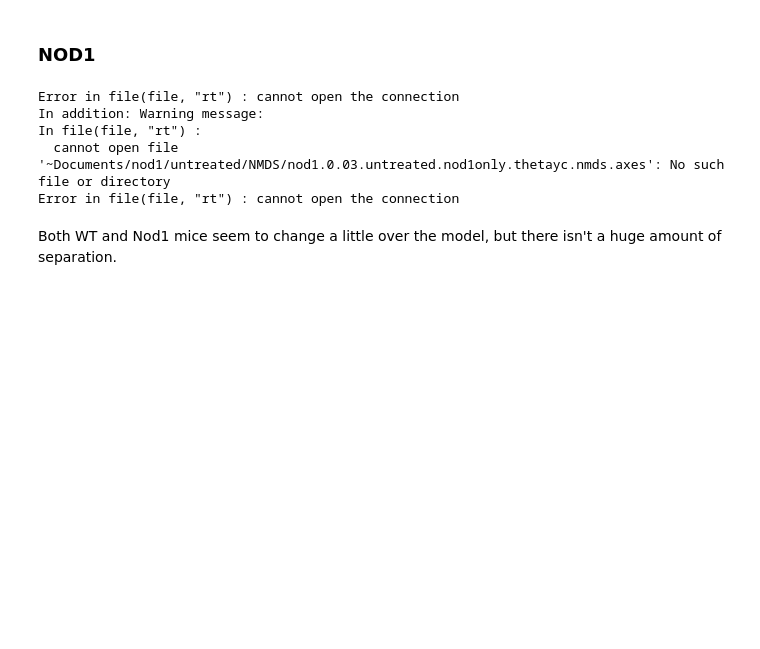
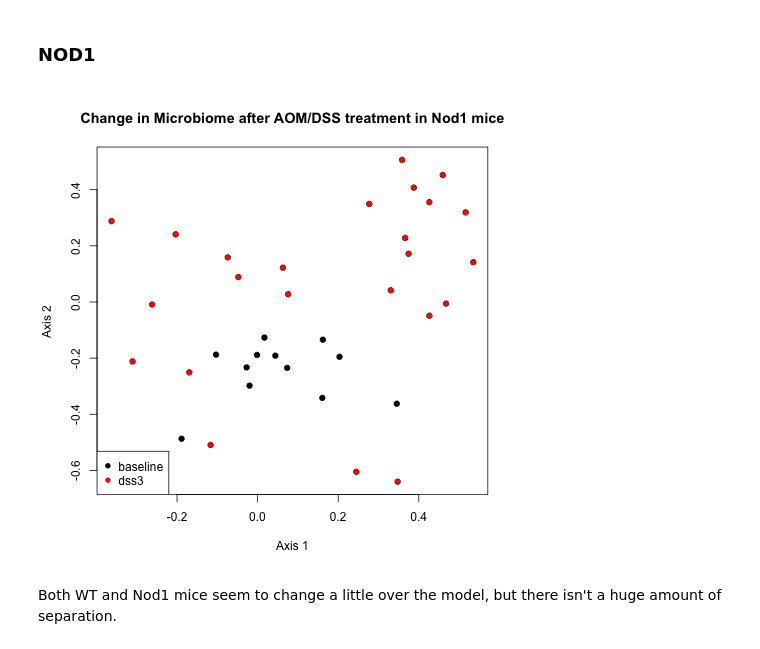
Before and after one commit to SchlossLab/Nod1_analysis, a Jupyter notebook: Nod1analysis.ipynb, the cells around one changed output. Saved outputs shown, nothing was run; the diff lists cells and outputs as text; code cells hidden in the pictures; blank space fills up the shorter version.

```diff
--- a/Nod1analysis.ipynb
+++ b/Nod1analysis.ipynb
@@ -279,25 +289,21 @@ Got a change similar to what Joe saw in figure 1C of his paper.
 ### NOD1
 # %%
 %%R
-axesnod1<- read.table('~Documents/nod1/untreated/NMDS/nod1.0.03.untreated.nod1only.thetayc.nmds.axes', header=T)
-metadatanod1 <- read.table('~/Documents/nod1/untreated/nod1.untreated.metadata.txt', header=T)
+axesnod1<- read.table('./NMDS/nod1.0.03.untreated.nod1only.thetayc.nmds.axes', header=T)
+metadatanod1 <- read.table('nod1.metadata.txt', header=T)
 nod1nmds<- merge(axesnod1, metadatanod1, by="group")
 
 
 base <- nod1nmds[nod1nmds$stage == 'before', c(1:9)]
 dss3 <- nod1nmds[nod1nmds$stage == 'dss3', c(1:9)]
 
 #Change in Microbiome before and after AOM/DSS in WT
 changenod1 <- rbind(base, dss3)
 plot(changenod1$axis1, changenod1$axis2, main='Change in Microbiome after AOM/DSS treatment in Nod1 mice', xlab='Axis 1', ylab='Axis 2')
-points(base$axis1, base$axis2, pch=16, col='red')
-points(dss3$axis1, dss3$axis2, pch=16, col='blue')
-legend('bottomleft', legend=c('baseline','dss3'), col=c('red','blue'), pch=16)
+points(base$axis1, base$axis2, pch=16, col='black')
+points(dss3$axis1, dss3$axis2, pch=16, col='red')
+legend('bottomleft', legend=c('baseline','dss3'), col=c('black','red'), pch=16)
 # %% [output]
-Error in file(file, "rt") : cannot open the connection
-In addition: Warning message:
-In file(file, "rt") :
-  cannot open file '~Documents/nod1/untreated/NMDS/nod1.0.03.untreated.nod1only.thetayc.nmds.axes': No such file or directory
-Error in file(file, "rt") : cannot open the connection
+[figure, added]
 # %% [markdown]
 Both WT and Nod1 mice seem to change a little over the model, but there isn't a huge amount of separation.
```
Also changed, not shown: parts of 10 cells of this notebook.
